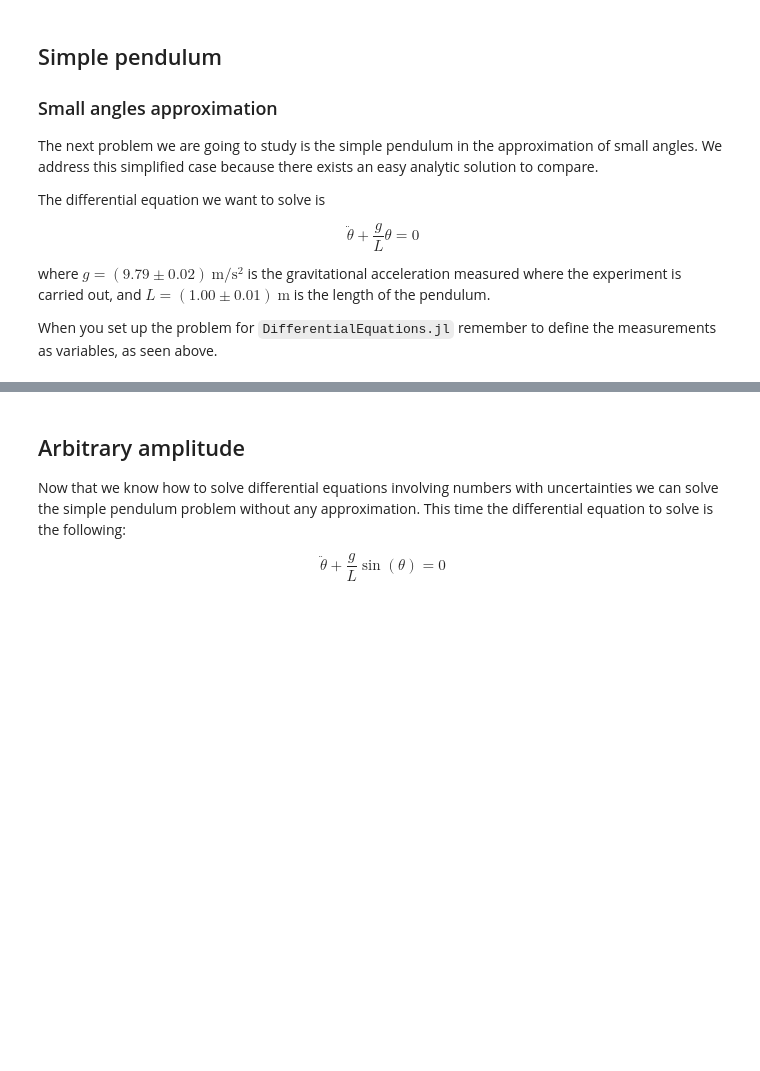
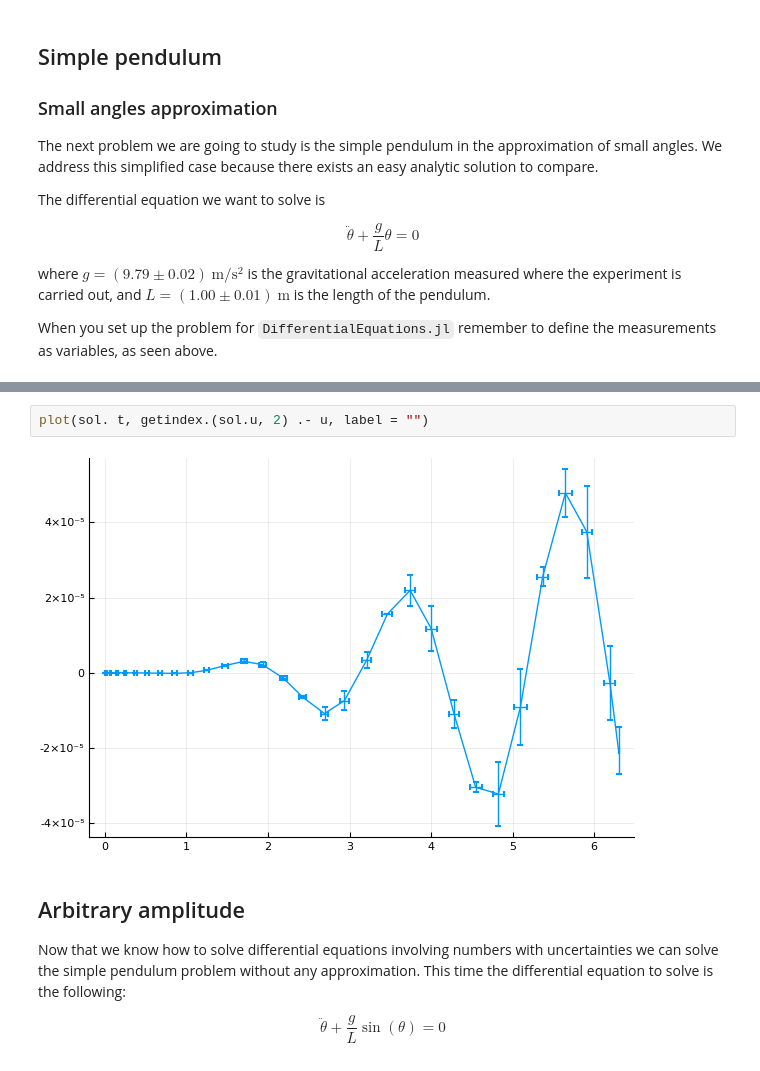
Before and after one commit to SciML/SciMLTutorials.jl, a Jupyter notebook: PhysicalModels/NumberUncertainties.ipynb, the cells around one changed output, grey strips where cells are left out. Saved outputs shown, nothing was run; the diff lists cells and outputs as text; blank space fills up the shorter version.

```diff
--- a/PhysicalModels/NumberUncertainties.ipynb
+++ b/PhysicalModels/NumberUncertainties.ipynb
@@ -179,3 +175,7 @@ Great, this time we got the right result at the first take!
+# %%
+plot(sol. t, getindex.(sol.u, 2) .- u, label = "")
+# %% [output]
+[figure, added]
 # %% [markdown]
 ## Arbitrary amplitude
 
```
Also changed, not shown: parts of 15 cells of this notebook.
